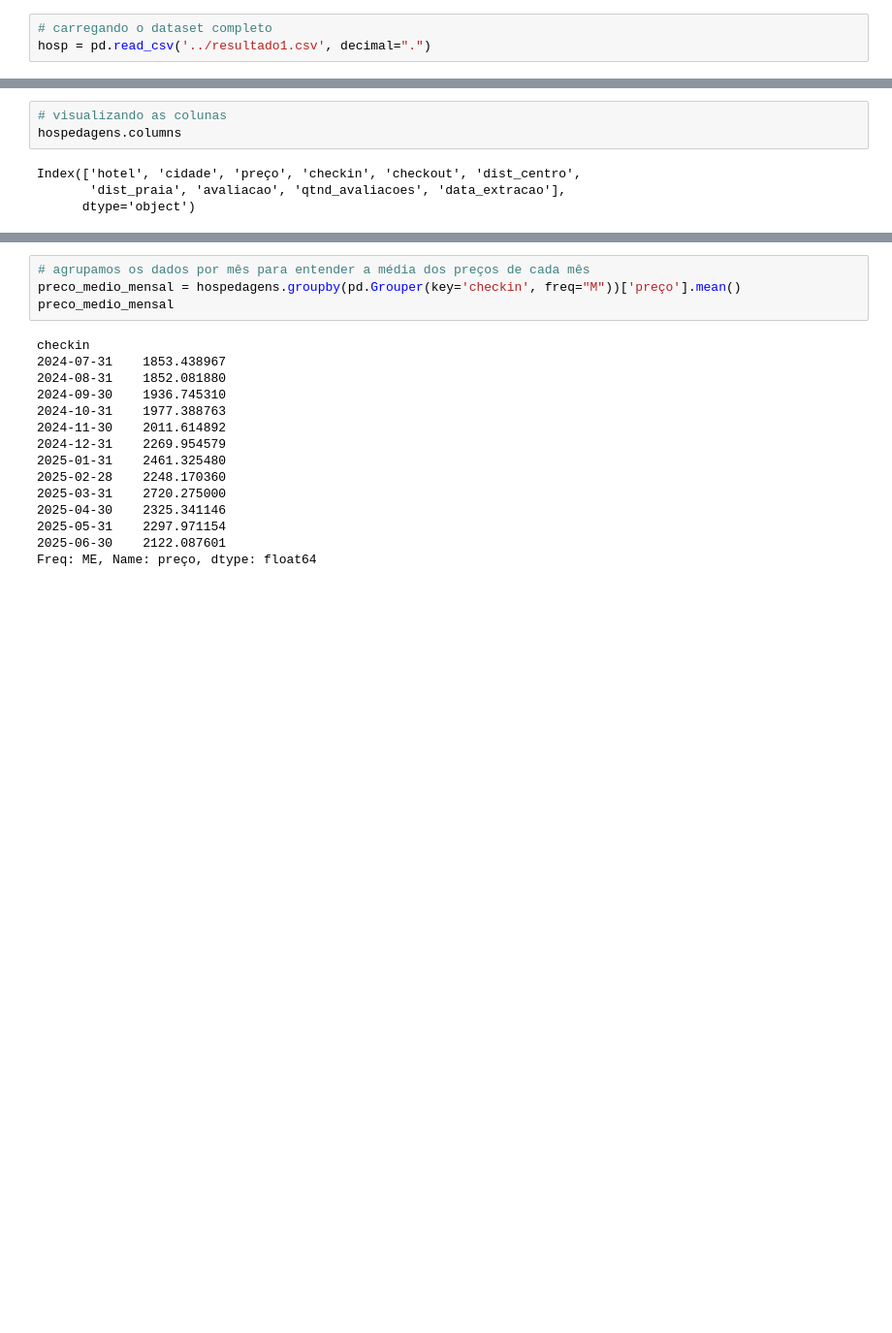
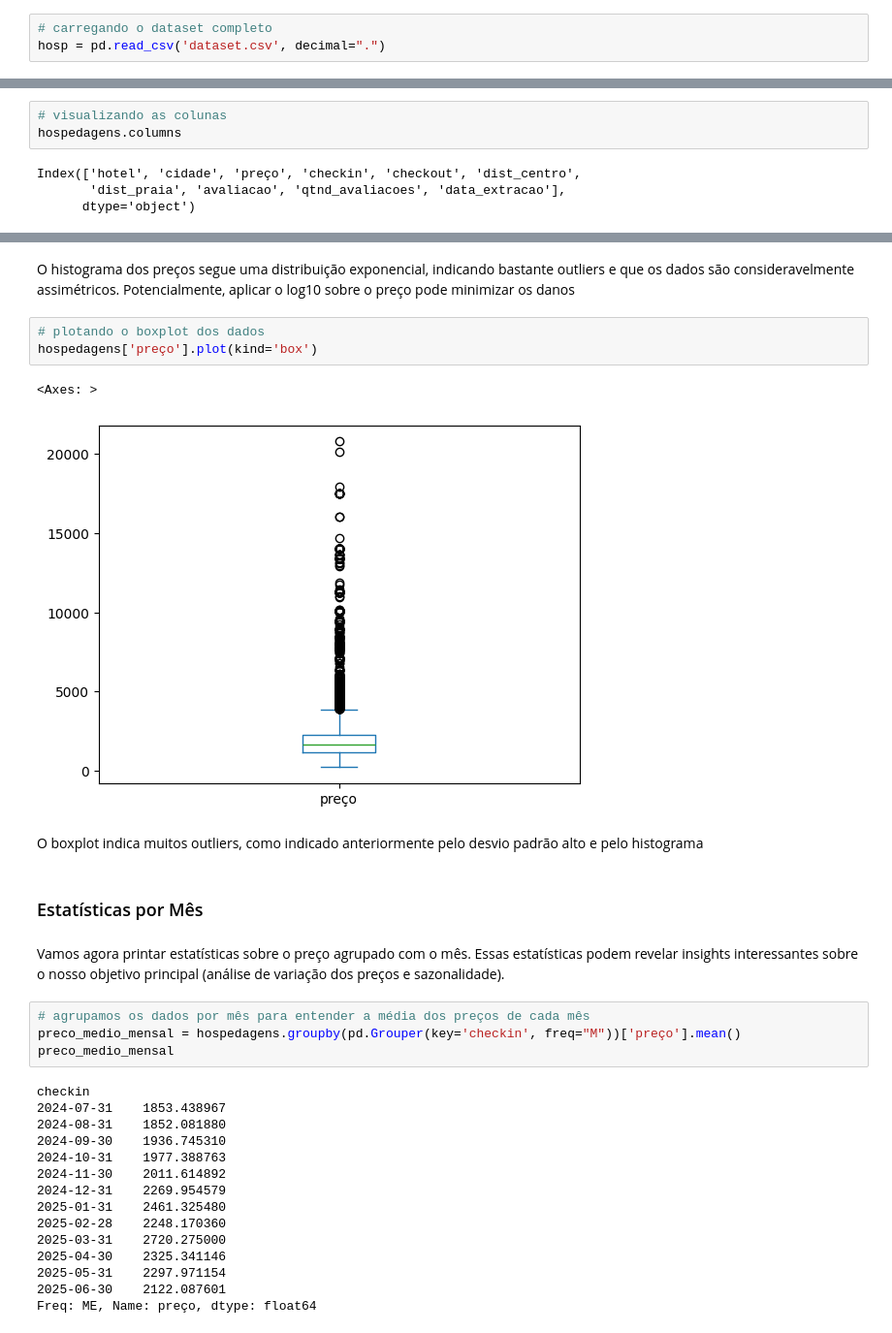
Before and after one commit to clarabarretto/data-science, a Jupyter notebook: hospedagens-recife.ipynb, the cells around one changed output, grey strips where cells are left out. Shown at 97% size. Saved outputs shown, nothing was run; the diff lists cells and outputs as text; blank space fills up the shorter version.

Commit message:
add new comments and new plots

```diff
--- a/pre-processing/pre-processing-recife.ipynb
+++ b/hospedagens-recife.ipynb
@@ -16,7 +15,7 @@ from sklearn.preprocessing import MinMaxScaler
 from statsmodels.tsa.seasonal import seasonal_decompose
 # %%
 # carregando o dataset completo
-hosp = pd.read_csv('../resultado1.csv', decimal=".")
+hosp = pd.read_csv('dataset.csv', decimal=".")
 # %% [markdown]
 
 ## Definindo o tipo dos dados <a id="tipodosdados"></a>
@@ -76,3 +83,17 @@ O desvio padrão gigantesto do preço chama a atenção juntamente com o máximo
+# %% [markdown]
+O histograma dos preços segue uma distribuição exponencial, indicando bastante outliers e que os dados são consideravelmente assimétricos. Potencialmente, aplicar o log10 sobre o preço pode minimizar os danos
+# %%
+# plotando o boxplot dos dados
+hospedagens['preço'].plot(kind='box')
+# %% [output]
+<Axes: >
+[figure, added]
+# %% [markdown]
+O boxplot indica muitos outliers, como indicado anteriormente pelo desvio padrão alto e pelo histograma
+# %% [markdown]
+### Estatísticas por Mês
+# %% [markdown]
+Vamos agora printar estatísticas sobre o preço agrupado com o mês. Essas estatísticas podem revelar insights interessantes sobre o nosso objetivo principal (análise de variação dos preços e sazonalidade).
 # %%
 # agrupamos os dados por mês para entender a média dos preços de cada mês
 preco_medio_mensal = hospedagens.groupby(pd.Grouper(key='checkin', freq="M"))['preço'].mean()
```
Also changed, not shown: parts of 41 cells of this notebook, 1 other file.
